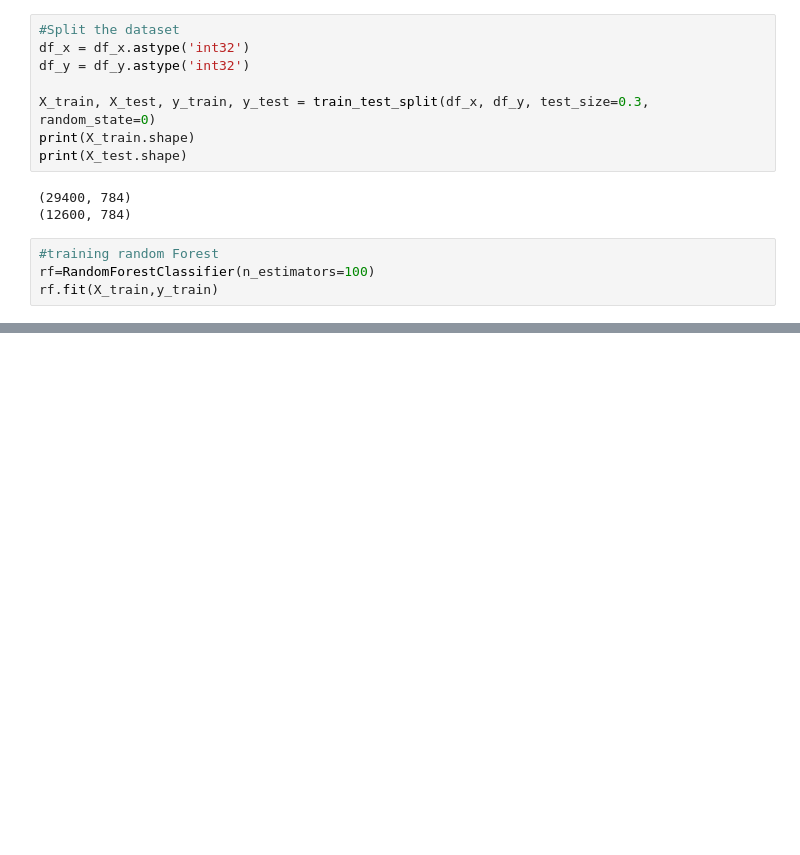
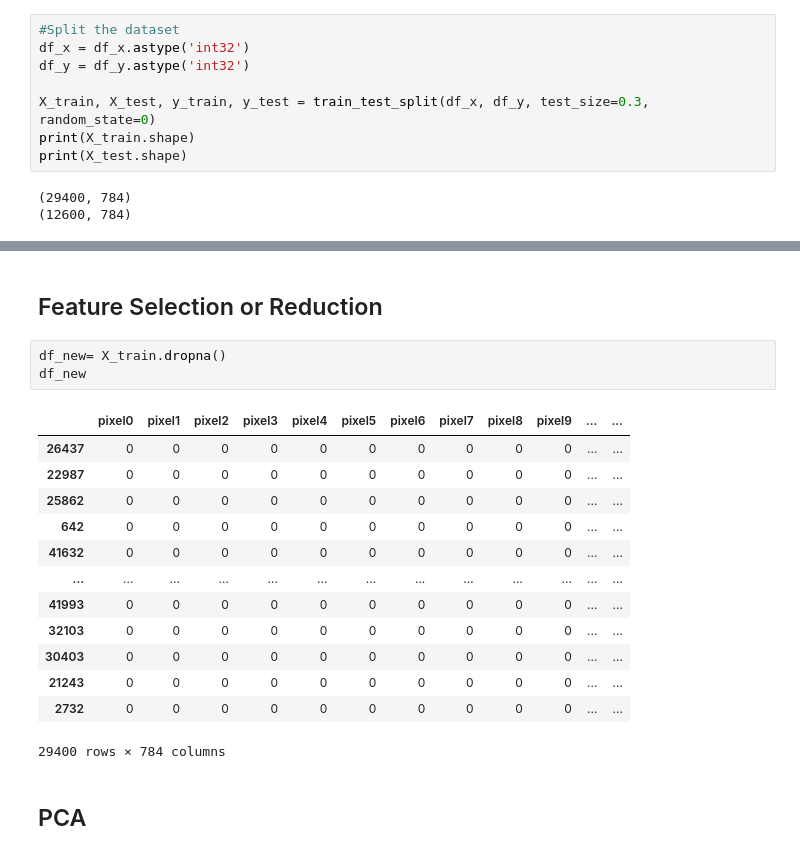
Before and after one commit to gbouzioto/machine_learning_master_2020, a Jupyter notebook: exercise_2/exercise_2.ipynb, the cells around one changed output, grey strips where cells are left out. Saved outputs shown, nothing was run; the diff lists cells and outputs as text; blank space fills up the shorter version.

Commit message:
Added feature selection and reduction, and some extra classifiers. Still need improvement...

```diff
--- a/exercise_2/exercise_2.ipynb
+++ b/exercise_2/exercise_2.ipynb
@@ -126,7 +126,3 @@ print(X_test.shape)
 # %% [output]
 (29400, 784)
 (12600, 784)
-# %%
-#training random Forest
-rf=RandomForestClassifier(n_estimators=100)
-rf.fit(X_train,y_train)
@@ -141,0 +136,21 @@ RandomForestClassifier(bootstrap=True, ccp_alpha=0.0, class_weight=None,
+# %% [markdown]
+## Feature Selection or Reduction
+# %%
+df_new= X_train.dropna()
+df_new
+# %% [output]
+|  | pixel0 | pixel1 | pixel2 | pixel3 | pixel4 | pixel5 | pixel6 | pixel7 | pixel8 | pixel9 | ... | ... |
+| 26437 | 0 | 0 | 0 | 0 | 0 | 0 | 0 | 0 | 0 | 0 | ... | ... |
+| 22987 | 0 | 0 | 0 | 0 | 0 | 0 | 0 | 0 | 0 | 0 | ... | ... |
+| 25862 | 0 | 0 | 0 | 0 | 0 | 0 | 0 | 0 | 0 | 0 | ... | ... |
+| 642 | 0 | 0 | 0 | 0 | 0 | 0 | 0 | 0 | 0 | 0 | ... | ... |
+| 41632 | 0 | 0 | 0 | 0 | 0 | 0 | 0 | 0 | 0 | 0 | ... | ... |
+| ... | ... | ... | ... | ... | ... | ... | ... | ... | ... | ... | ... | ... |
+| 41993 | 0 | 0 | 0 | 0 | 0 | 0 | 0 | 0 | 0 | 0 | ... | ... |
+| 32103 | 0 | 0 | 0 | 0 | 0 | 0 | 0 | 0 | 0 | 0 | ... | ... |
+| 30403 | 0 | 0 | 0 | 0 | 0 | 0 | 0 | 0 | 0 | 0 | ... | ... |
+| 21243 | 0 | 0 | 0 | 0 | 0 | 0 | 0 | 0 | 0 | 0 | ... | ... |
+| 2732 | 0 | 0 | 0 | 0 | 0 | 0 | 0 | 0 | 0 | 0 | ... | ... |
+29400 rows × 784 columns
+# %% [markdown]
+## PCA
```
Also changed, not shown: parts of 14 cells of this notebook.
